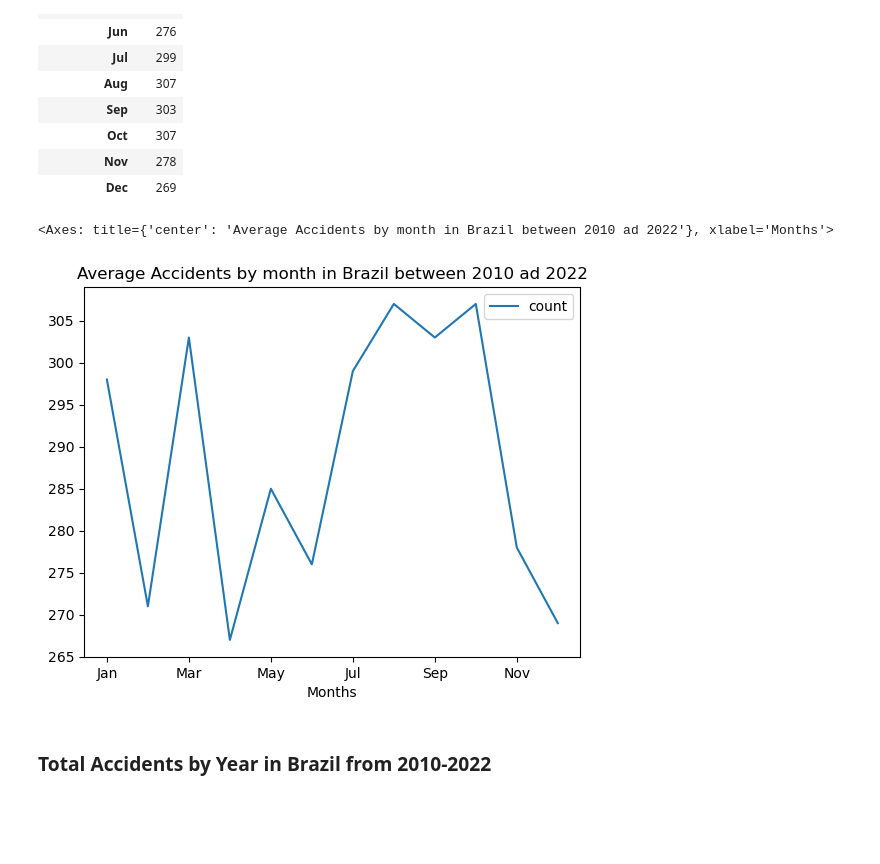
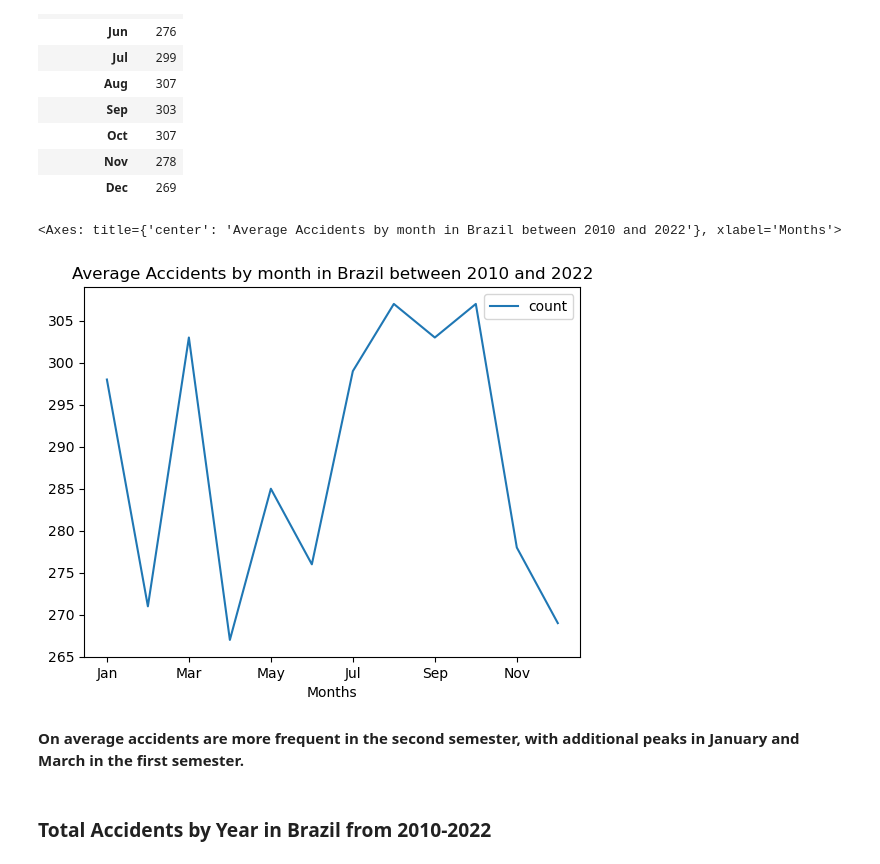
Before and after one commit to rodrigoegdata/Occupational-Accident-Mortality, a Jupyter notebook: Occupational_Accident_Mortality.ipynb, the cells around one changed output. Cells and saved outputs as stored; diff of their text form; code cells hidden in the pictures; blank space fills up the shorter version.

```diff
--- a/Occupational_Accident_Mortality.ipynb
+++ b/Occupational_Accident_Mortality.ipynb
@@ -183,11 +182,13 @@ accidents_months
 | Dec | 269 |
 # %%
 accidents_months.plot(kind = 'line',
-                      title = "Average Accidents by month in Brazil between 2010 ad 2022",
+                      title = "Average Accidents by month in Brazil between 2010 and 2022",
                       xlabel = 'Months')
 # %% [output]
-<Axes: title={'center': 'Average Accidents by month in Brazil between 2010 ad 2022'}, xlabel='Months'>
+<Axes: title={'center': 'Average Accidents by month in Brazil between 2010 and 2022'}, xlabel='Months'>
-[figure, old version]
+[figure, new version]
+# %% [markdown]
+**On average accidents are more frequent in the second semester, with additional peaks in January and March in the first semester.**
 # %% [markdown]
 ### Total Accidents by Year in Brazil from 2010-2022
 # %%
```
Also changed, not shown: parts of 17 cells of this notebook.
